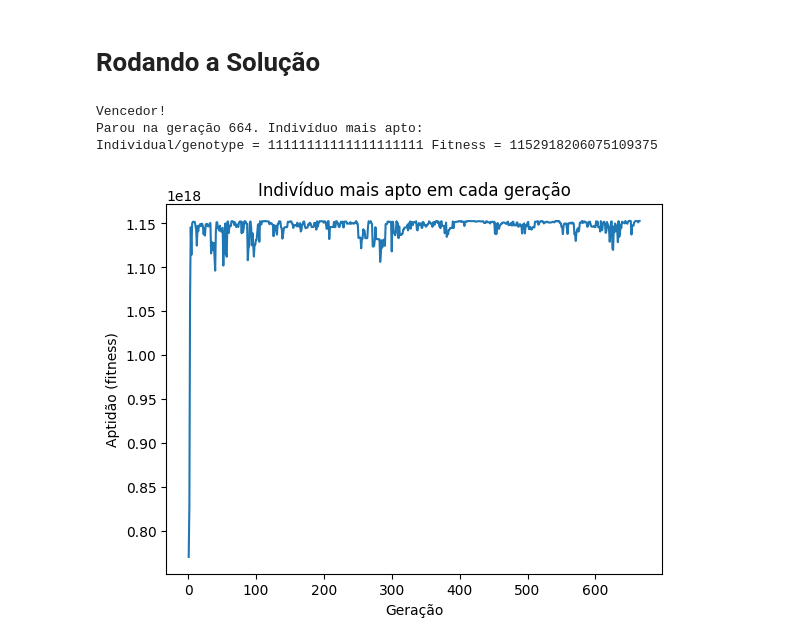
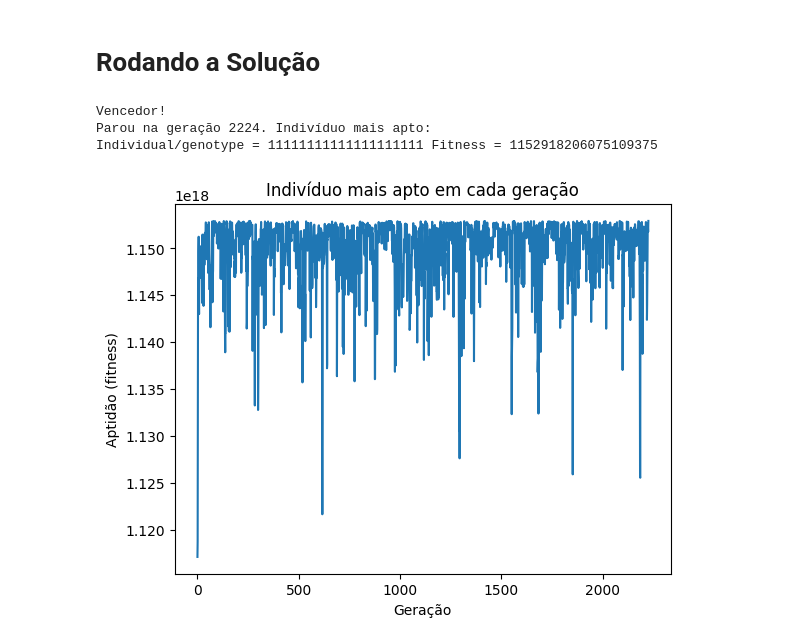
Before and after one commit to alexandrefortes/programacao-genetica, a Jupyter notebook: consolidando-fundamentos-em-programação-algorítmos-genéticas.ipynb, the cells around one changed output. Saved outputs shown, nothing was run; the diff lists cells and outputs as text; code cells hidden in the pictures.

```diff
--- a/consolidando-fundamentos-em-programação-algorítmos-genéticas.ipynb
+++ b/consolidando-fundamentos-em-programação-algorítmos-genéticas.ipynb
@@ -526,8 +520,8 @@ class Environment:
 # %% [markdown]
 # Rodando a Solução
 # %%
-TOTAL_GENERATIONS = 10000
-POPULATION_SIZE = 50
+TOTAL_GENERATIONS = 100000000000
+POPULATION_SIZE = 100
 GENOTYPE_LENGTH = 20
 
 current_generation = 1
@@ -542,32 +536,32 @@ mutator = Mutator(individual_factory)  # Mutador
 breeder = Breeder(single_point_crossover, mutator)  # Criador de descendência
 parent_selector = ParentSelector()  # Seletor de pais
 
 # Criação do ambiente de evolução
 environment = Environment(POPULATION_SIZE, parent_selector, population_factory, breeder)
 
 highest_fitness_list = []  # Lista para armazenar a aptidão mais alta de cada geração
 while current_generation <= TOTAL_GENERATIONS:
     fittest = environment.get_the_fittest(1)[0]  # Obtém o indivíduo mais apto da população atual
     highest_fitness_list.append(fittest.fitness)  # Armazena a aptidão do indivíduo mais apto
     if "0" not in fittest.genotype:  # Verifica se encontrou a solução desejada
         print("Vencedor!")
         break
     environment.update()  # Atualiza a população para a próxima geração
     current_generation += 1
 
 print("Parou na geração " + str(current_generation - 1) + ". Indivíduo mais apto: ")
 print(fittest)
 
 import matplotlib.pyplot as plt
 
 generations = range(1, len(highest_fitness_list) + 1)
 plt.plot(generations, highest_fitness_list)
 plt.title('Indivíduo mais apto em cada geração')
 plt.xlabel('Geração')
 plt.ylabel('Aptidão (fitness)')
 plt.show()
 # %% [output]
 Vencedor!
-Parou na geração 664. Indivíduo mais apto:
+Parou na geração 2224. Indivíduo mais apto:
 Individual/genotype = 11111111111111111111 Fitness = 1152918206075109375
-[figure, old version]
+[figure, new version]
```
Also changed, not shown: parts of 6 cells of this notebook.
